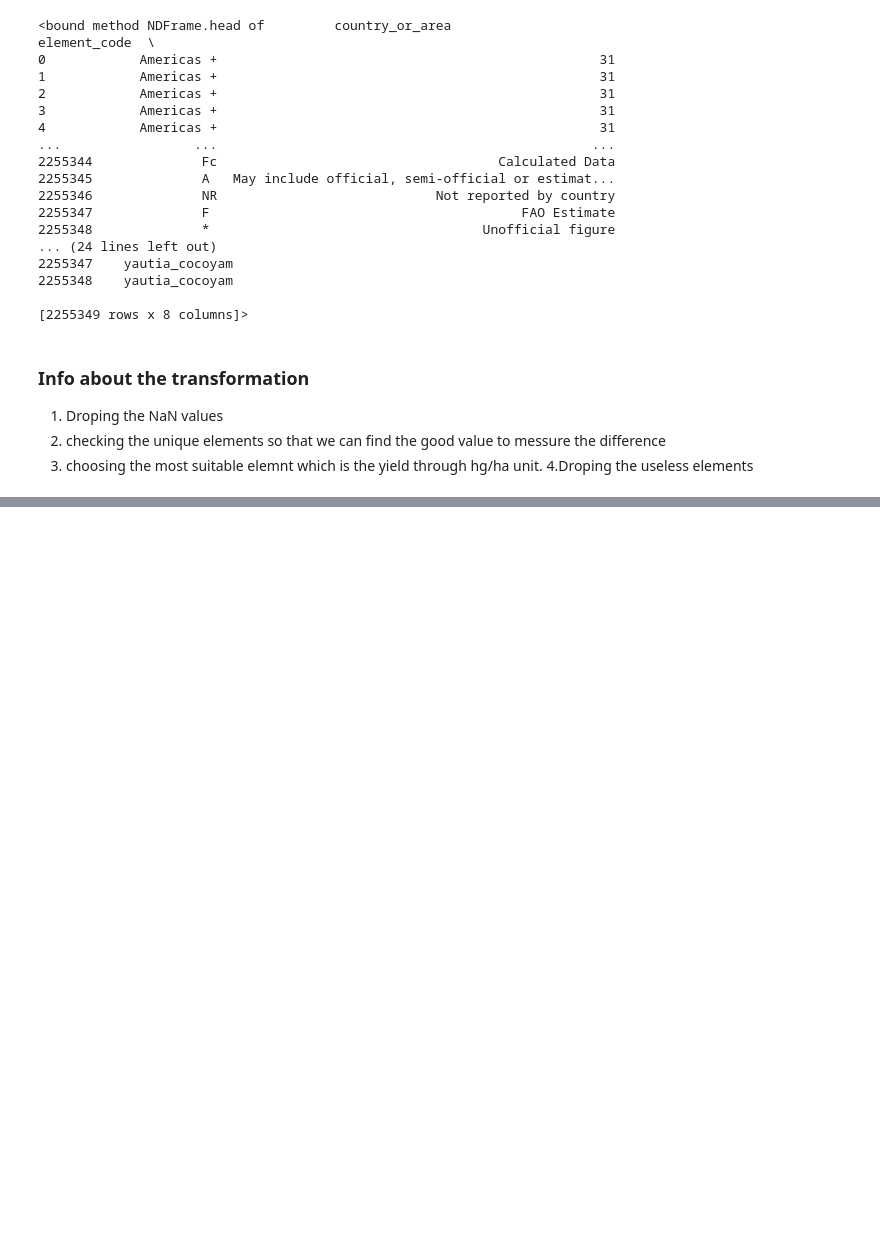
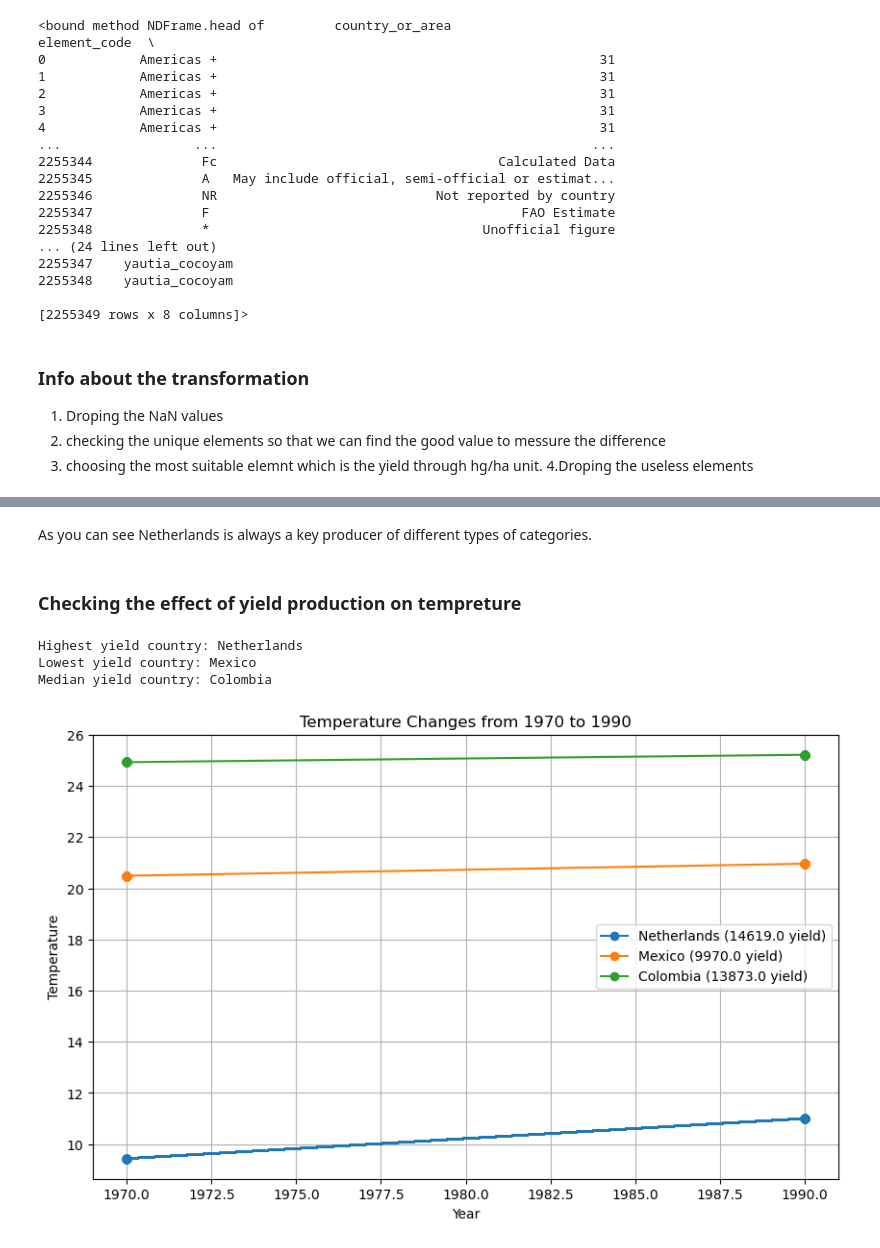
Before and after one commit to EnigmaticAbyss/Methods-of-data-engineering-ss2024, a Jupyter notebook: project/data-exploration.ipynb, the cells around one changed output, grey strips where cells are left out. Saved outputs shown, nothing was run; the diff lists cells and outputs as text; code cells hidden in the pictures; blank space fills up the shorter version.

```diff
--- a/project/data-exploration.ipynb
+++ b/project/data-exploration.ipynb
@@ -237,0 +410,42 @@ array(['neu', None], dtype=object)
+# %% [markdown]
+As you can see Netherlands is always a key producer of different types of categories.
+# %% [markdown]
+### Checking the effect of yield production on tempreture
+# %%
+# Filter data for the years 1970 to 1990
+filtered_df = df[df['year'].isin([1970, 1990])]
+# Identify the country with the highest yield
+highest_yield_country = df.loc[df['value'].idxmax()]['Country']
+
+# Identify the country with the lowest yield
+lowest_yield_country = df.loc[df['value'].idxmin()]['Country']
+
+# Identify the country with the median yield
+median_yield = df['value'].median()
+median_yield_country = df.iloc[(df['value'] - median_yield).abs().argsort()[:1]]['Country'].values[0]
+
+print(f"Highest yield country: {highest_yield_country}")
+print(f"Lowest yield country: {lowest_yield_country}")
+print(f"Median yield country: {median_yield_country}")
+# Filter the data for the selected countries
+selected_countries = [highest_yield_country, lowest_yield_country, median_yield_country]
+selected_df = filtered_df[filtered_df['Country'].isin(selected_countries)]
+
+# Plot the temperature changes
+plt.figure(figsize=(10, 6))
+
+for country in selected_countries:
+    country_df = selected_df[selected_df['Country'] == country]
+    plt.plot(country_df['year'], country_df['average_yearly_temperature'], marker='o', label=f'{country} ({country_df["value"].iloc[0]} yield)')
+
+plt.xlabel('Year')
+plt.ylabel('Temperature')
+plt.title('Temperature Changes from 1970 to 1990')
+plt.legend()
+plt.grid(True)
+plt.show()
+# %% [output]
+Highest yield country: Netherlands
+Lowest yield country: Mexico
+Median yield country: Colombia
+[figure, added]
```
Also changed, not shown: parts of 21 cells of this notebook.
